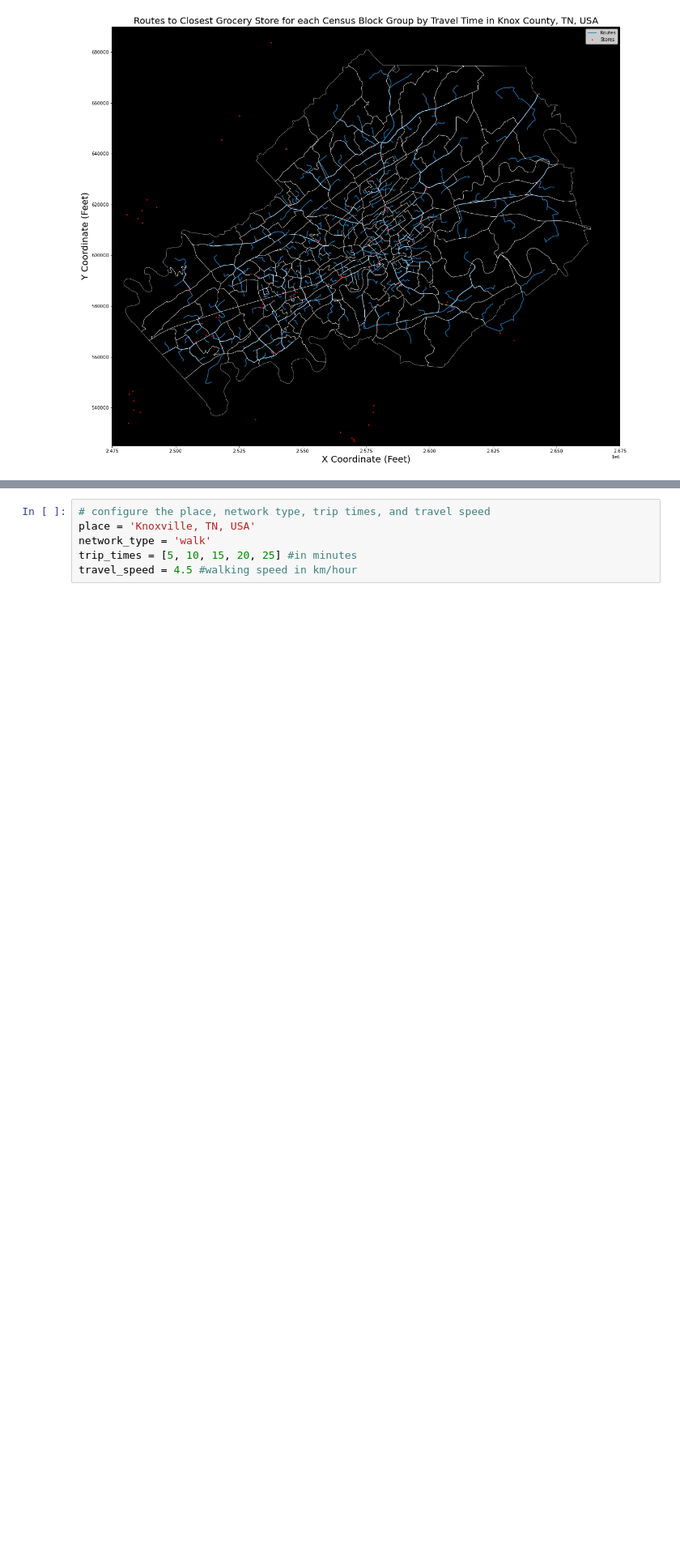
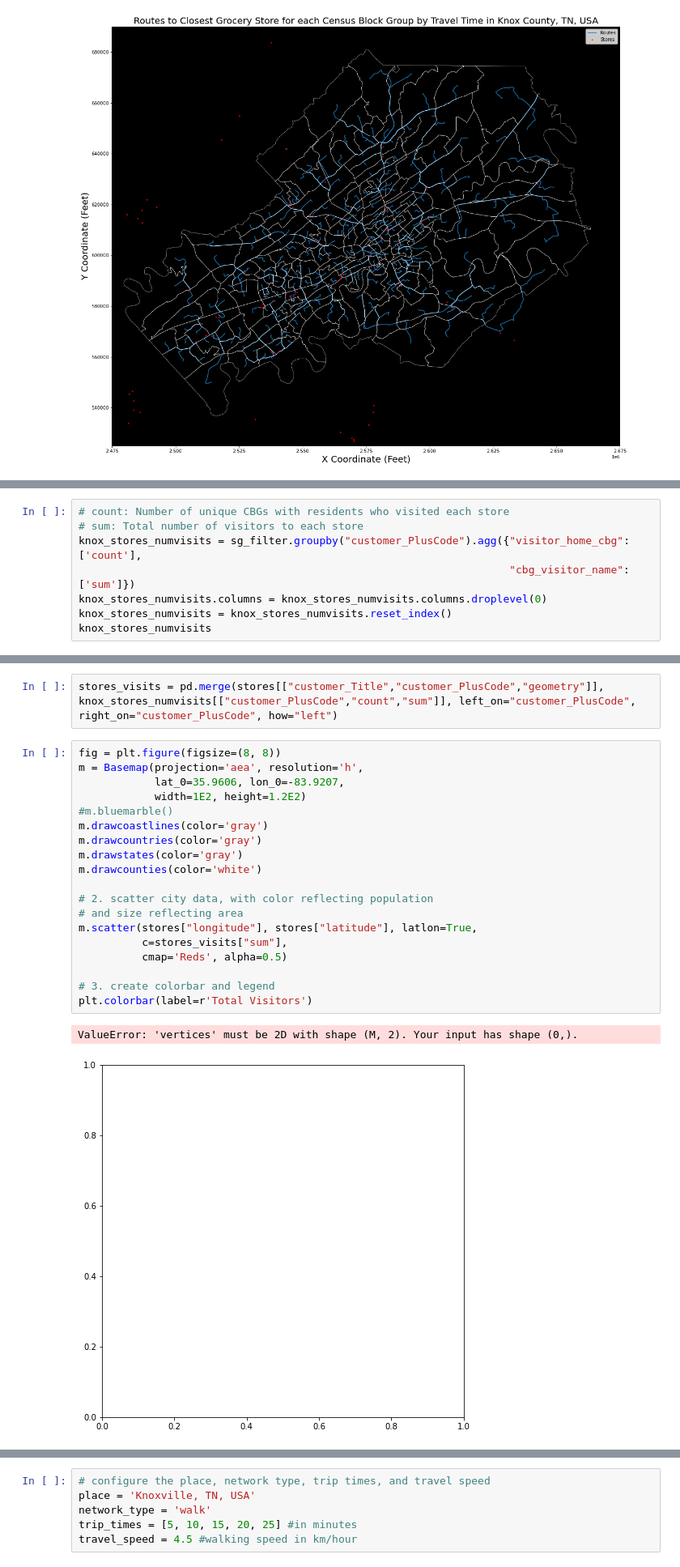
Before and after one commit to jimmy-feng/hagerstrand, a Jupyter notebook: docs/notebooks/Access.ipynb, the cells around one changed output, grey strips where cells are left out. Shown at 81% size. Drawn from its saved outputs; the diff is of its cells as text; blank space fills up the shorter version.

```diff
--- a/docs/notebooks/Access.ipynb
+++ b/docs/notebooks/Access.ipynb
@@ -353,0 +312,8 @@ pd.merge(shortestpaths, safegraph_unpack, left_on="IncidentID", right_on="visito
+# %%
+# count: Number of unique CBGs with residents who visited each store
+# sum: Total number of visitors to each store
+knox_stores_numvisits = sg_filter.groupby("customer_PlusCode").agg({"visitor_home_cbg": ['count'],
+                                                                    "cbg_visitor_name": ['sum']})
+knox_stores_numvisits.columns = knox_stores_numvisits.columns.droplevel(0)
+knox_stores_numvisits = knox_stores_numvisits.reset_index()
+knox_stores_numvisits
@@ -353,0 +334,24 @@ pd.merge(shortestpaths, safegraph_unpack, left_on="IncidentID", right_on="visito
+# %%
+stores_visits = pd.merge(stores[["customer_Title","customer_PlusCode","geometry"]], knox_stores_numvisits[["customer_PlusCode","count","sum"]], left_on="customer_PlusCode", right_on="customer_PlusCode", how="left")
+# %%
+fig = plt.figure(figsize=(8, 8))
+m = Basemap(projection='aea', resolution='h',
+            lat_0=35.9606, lon_0=-83.9207,
+            width=1E2, height=1.2E2)
+#m.bluemarble()
+m.drawcoastlines(color='gray')
+m.drawcountries(color='gray')
+m.drawstates(color='gray')
+m.drawcounties(color='white')
+
+# 2. scatter city data, with color reflecting population
+# and size reflecting area
+m.scatter(stores["longitude"], stores["latitude"], latlon=True,
+          c=stores_visits["sum"],
+          cmap='Reds', alpha=0.5)
+
+# 3. create colorbar and legend
+plt.colorbar(label=r'Total Visitors')
+# %% [output]
+ValueError: 'vertices' must be 2D with shape (M, 2). Your input has shape (0,).
+[figure, added]
```
Also changed, not shown: parts of 84 cells of this notebook, 34 other files.
